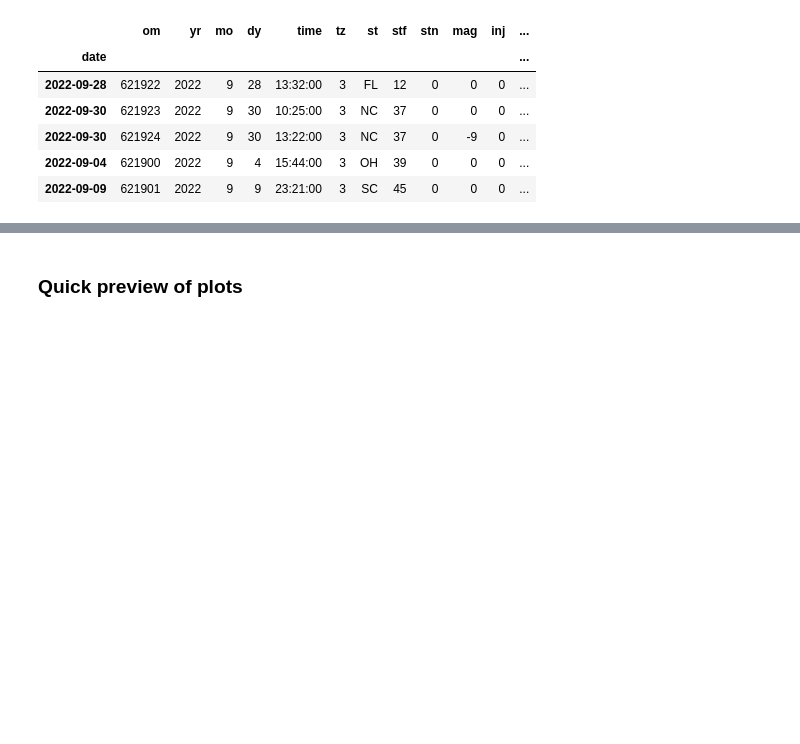
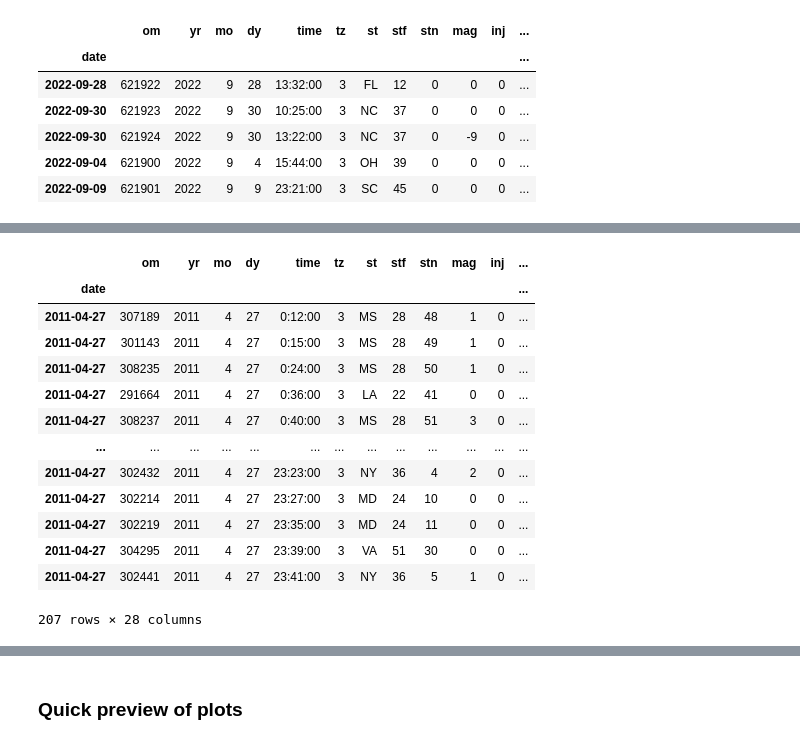
Before and after one commit to estevezb/python-examples, a Jupyter notebook: 01_Introduction_to_Python_and_Pandas/01_Introduction.ipynb, the cells around one changed output, grey strips where cells are left out. Saved outputs shown, nothing was run; the diff lists cells and outputs as text; code cells hidden in the pictures; blank space fills up the shorter version.

```diff
--- a/01_Introduction_to_Python_and_Pandas/01_Introduction.ipynb
+++ b/01_Introduction_to_Python_and_Pandas/01_Introduction.ipynb
@@ -371,0 +433,18 @@ tor_data[["mag", "len", "wid", "loss"]].describe()
+# %%
+# if we are very interested in that specific date
+tor_data.loc[(tor_data.index == '2011-04-27')] # note if the date was not the index we would use: df.loc[(df['date'] == '2022-01-01')]
+# %% [output]
+|  | om | yr | mo | dy | time | tz | st | stf | stn | mag | inj | ... |
+| date |  |  |  |  |  |  |  |  |  |  |  | ... |
+| 2011-04-27 | 307189 | 2011 | 4 | 27 | 0:12:00 | 3 | MS | 28 | 48 | 1 | 0 | ... |
+| 2011-04-27 | 301143 | 2011 | 4 | 27 | 0:15:00 | 3 | MS | 28 | 49 | 1 | 0 | ... |
+| 2011-04-27 | 308235 | 2011 | 4 | 27 | 0:24:00 | 3 | MS | 28 | 50 | 1 | 0 | ... |
+| 2011-04-27 | 291664 | 2011 | 4 | 27 | 0:36:00 | 3 | LA | 22 | 41 | 0 | 0 | ... |
+| 2011-04-27 | 308237 | 2011 | 4 | 27 | 0:40:00 | 3 | MS | 28 | 51 | 3 | 0 | ... |
+| ... | ... | ... | ... | ... | ... | ... | ... | ... | ... | ... | ... | ... |
+| 2011-04-27 | 302432 | 2011 | 4 | 27 | 23:23:00 | 3 | NY | 36 | 4 | 2 | 0 | ... |
+| 2011-04-27 | 302214 | 2011 | 4 | 27 | 23:27:00 | 3 | MD | 24 | 10 | 0 | 0 | ... |
+| 2011-04-27 | 302219 | 2011 | 4 | 27 | 23:35:00 | 3 | MD | 24 | 11 | 0 | 0 | ... |
+| 2011-04-27 | 304295 | 2011 | 4 | 27 | 23:39:00 | 3 | VA | 51 | 30 | 0 | 0 | ... |
+| 2011-04-27 | 302441 | 2011 | 4 | 27 | 23:41:00 | 3 | NY | 36 | 5 | 1 | 0 | ... |
+207 rows × 28 columns
```
Also changed, not shown: parts of 16 cells of this notebook.
